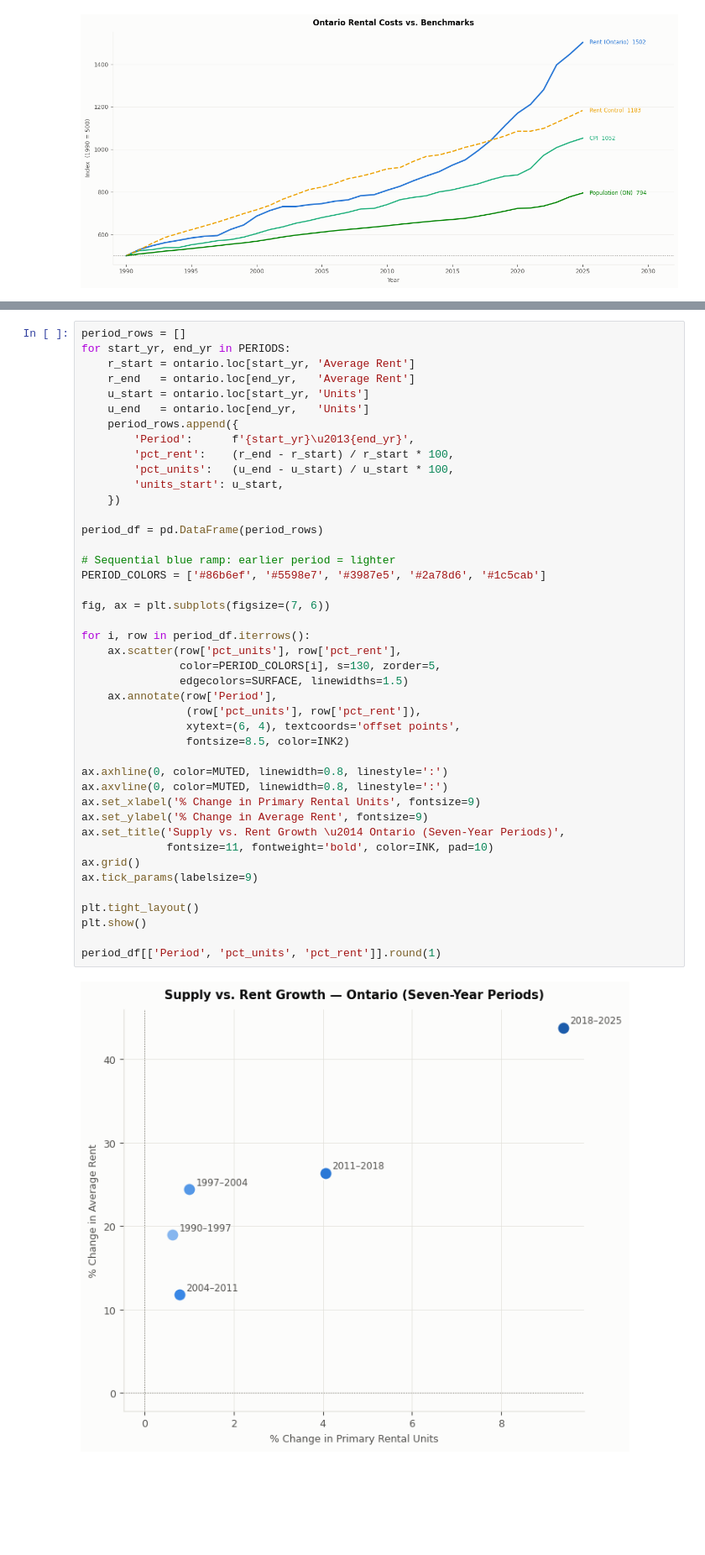
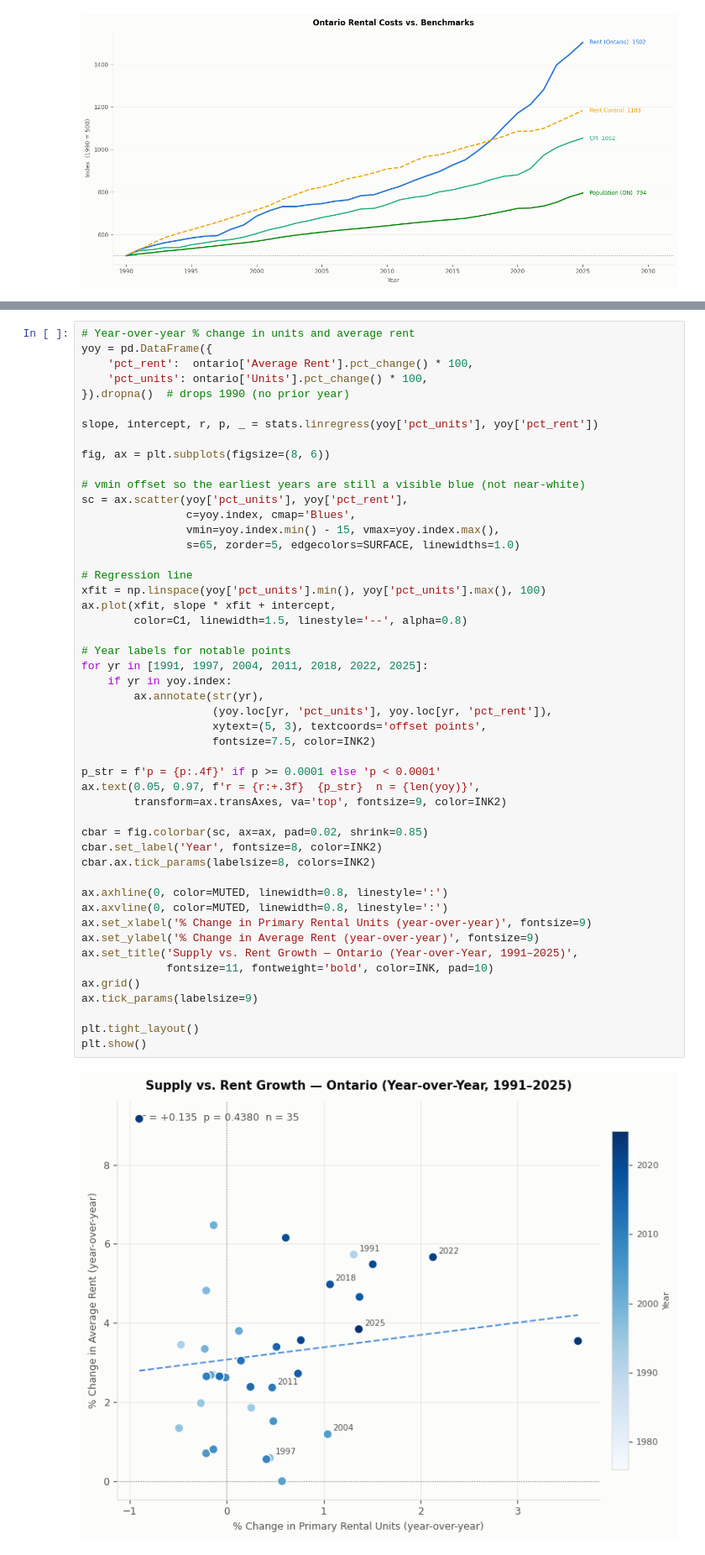
Before and after one commit to schoolofcities/renters, a Jupyter notebook: analysis/rents/explore_rental_data.ipynb, the cells around one changed output, grey strips where cells are left out. Shown at 84% size. Saved outputs shown, nothing was run; the diff lists cells and outputs as text; blank space fills up the shorter version.

Commit message:
Explore rental data story angles

```diff
--- a/analysis/rents/explore_rental_data.ipynb
+++ b/analysis/rents/explore_rental_data.ipynb
@@ -200,45 +199,51 @@ consistently outpaced supply.
 # %%
-period_rows = []
-for start_yr, end_yr in PERIODS:
-    r_start = ontario.loc[start_yr, 'Average Rent']
-    r_end   = ontario.loc[end_yr,   'Average Rent']
-    u_start = ontario.loc[start_yr, 'Units']
-    u_end   = ontario.loc[end_yr,   'Units']
-    period_rows.append({
-        'Period':      f'{start_yr}\u2013{end_yr}',
-        'pct_rent':    (r_end - r_start) / r_start * 100,
-        'pct_units':   (u_end - u_start) / u_start * 100,
-        'units_start': u_start,
-    })
+# Year-over-year % change in units and average rent
+yoy = pd.DataFrame({
+    'pct_rent':  ontario['Average Rent'].pct_change() * 100,
+    'pct_units': ontario['Units'].pct_change() * 100,
+}).dropna()  # drops 1990 (no prior year)
 
-period_df = pd.DataFrame(period_rows)
+slope, intercept, r, p, _ = stats.linregress(yoy['pct_units'], yoy['pct_rent'])
 
-# Sequential blue ramp: earlier period = lighter
-PERIOD_COLORS = ['#86b6ef', '#5598e7', '#3987e5', '#2a78d6', '#1c5cab']
+fig, ax = plt.subplots(figsize=(8, 6))
 
-fig, ax = plt.subplots(figsize=(7, 6))
+# vmin offset so the earliest years are still a visible blue (not near-white)
+sc = ax.scatter(yoy['pct_units'], yoy['pct_rent'],
+                c=yoy.index, cmap='Blues',
+                vmin=yoy.index.min() - 15, vmax=yoy.index.max(),
+                s=65, zorder=5, edgecolors=SURFACE, linewidths=1.0)
 
-for i, row in period_df.iterrows():
-    ax.scatter(row['pct_units'], row['pct_rent'],
-               color=PERIOD_COLORS[i], s=130, zorder=5,
-               edgecolors=SURFACE, linewidths=1.5)
-    ax.annotate(row['Period'],
-                (row['pct_units'], row['pct_rent']),
-                xytext=(6, 4), textcoords='offset points',
-                fontsize=8.5, color=INK2)
+# Regression line
+xfit = np.linspace(yoy['pct_units'].min(), yoy['pct_units'].max(), 100)
+ax.plot(xfit, slope * xfit + intercept,
+        color=C1, linewidth=1.5, linestyle='--', alpha=0.8)
+
+# Year labels for notable points
+for yr in [1991, 1997, 2004, 2011, 2018, 2022, 2025]:
+    if yr in yoy.index:
+        ax.annotate(str(yr),
+                    (yoy.loc[yr, 'pct_units'], yoy.loc[yr, 'pct_rent']),
+                    xytext=(5, 3), textcoords='offset points',
+                    fontsize=7.5, color=INK2)
+
+p_str = f'p = {p:.4f}' if p >= 0.0001 else 'p < 0.0001'
+ax.text(0.05, 0.97, f'r = {r:+.3f}  {p_str}  n = {len(yoy)}',
+        transform=ax.transAxes, va='top', fontsize=9, color=INK2)
+
+cbar = fig.colorbar(sc, ax=ax, pad=0.02, shrink=0.85)
+cbar.set_label('Year', fontsize=8, color=INK2)
+cbar.ax.tick_params(labelsize=8, colors=INK2)
 
 ax.axhline(0, color=MUTED, linewidth=0.8, linestyle=':')
 ax.axvline(0, color=MUTED, linewidth=0.8, linestyle=':')
-ax.set_xlabel('% Change in Primary Rental Units', fontsize=9)
-ax.set_ylabel('% Change in Average Rent', fontsize=9)
-ax.set_title('Supply vs. Rent Growth \u2014 Ontario (Seven-Year Periods)',
+ax.set_xlabel('% Change in Primary Rental Units (year-over-year)', fontsize=9)
+ax.set_ylabel('% Change in Average Rent (year-over-year)', fontsize=9)
+ax.set_title('Supply vs. Rent Growth — Ontario (Year-over-Year, 1991–2025)',
              fontsize=11, fontweight='bold', color=INK, pad=10)
 ax.grid()
 ax.tick_params(labelsize=9)
 
 plt.tight_layout()
 plt.show()
-
-period_df[['Period', 'pct_units', 'pct_rent']].round(1)
 # %% [output]
-[figure, old version]
+[figure, new version]
```
Also changed, not shown: parts of 9 cells of this notebook.
